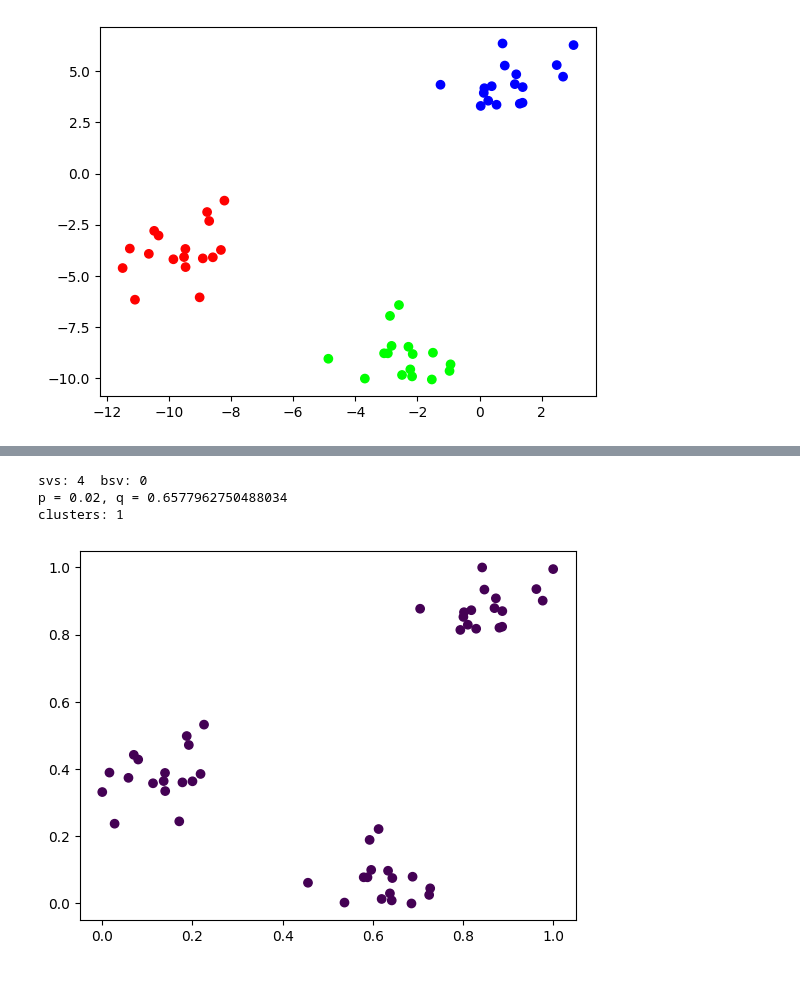
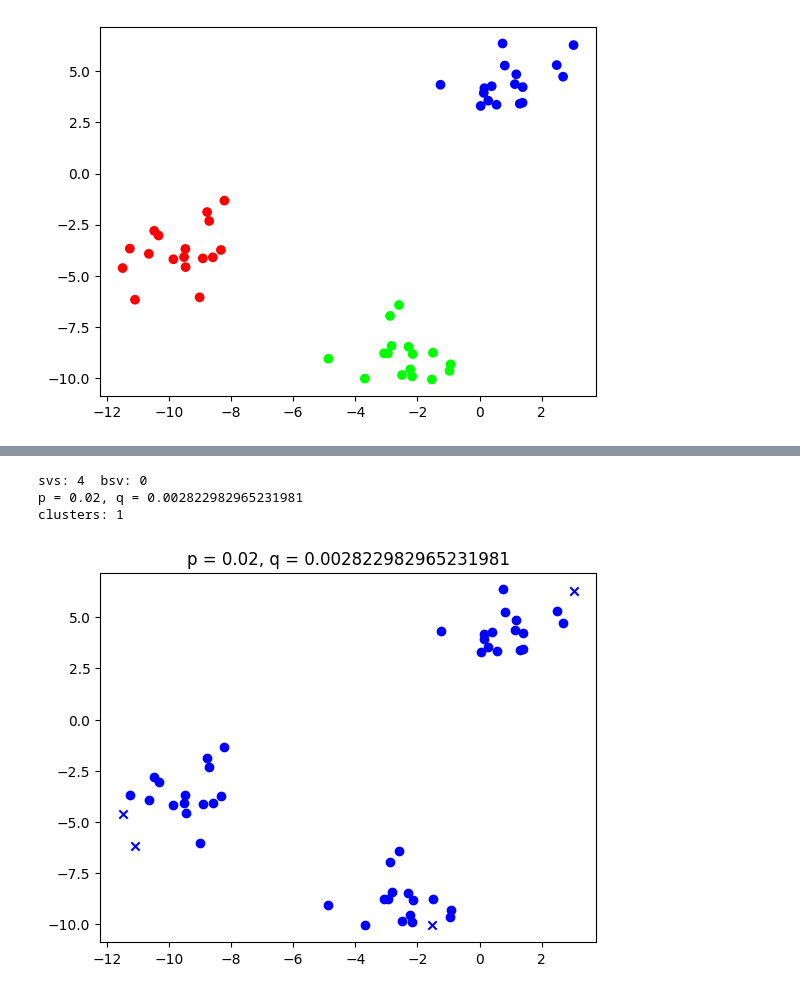
Before and after one commit to DmitryjVeselyj/Stat_Labs, a Jupyter notebook: 3_Lab/demonstration.ipynb, the cells around one changed output, grey strips where cells are left out. Cells and saved outputs as stored; diff of their text form; code cells hidden in the pictures.

```diff
--- a/3_Lab/demonstration.ipynb
+++ b/3_Lab/demonstration.ipynb
@@ -49,24 +35,9 @@ clusters: 1
-# %%
-scaler = MinMaxScaler()
-scaler.fit(x)
-x = scaler.transform(x)
-p, q = SVC.get_optimal_p(x), SVC.get_optimal_q(x)
-svc = SVC(p, q)
-svc.fit(x)
-clusters = svc.get_clusters()
-print(f'p = {p}, q = {q}')
-print(f'clusters: {len(clusters)}')
-
-col = [0] * len(x)
-for key,value in clusters.items():
-    for i in value:
-        col[i] = key
-
-plt.scatter(x[:, 0], x[:, 1], c=col)
-x = scaler.inverse_transform(x)
-# %% [output]
-svs: 4  bsv: 0
-p = 0.02, q = 0.6577962750488034
-clusters: 1
-[figure, removed]
+# %%
+p, q = SVC.get_begin_p(x), SVC.get_begin_q(x)
+calc_and_print_result(p, q, x)
+# %% [output]
+svs: 4  bsv: 0
+p = 0.02, q = 0.002822982965231981
+clusters: 1
+[figure, added]
 # %%
```
Also changed, not shown: parts of 22 cells of this notebook, 2 other files.
